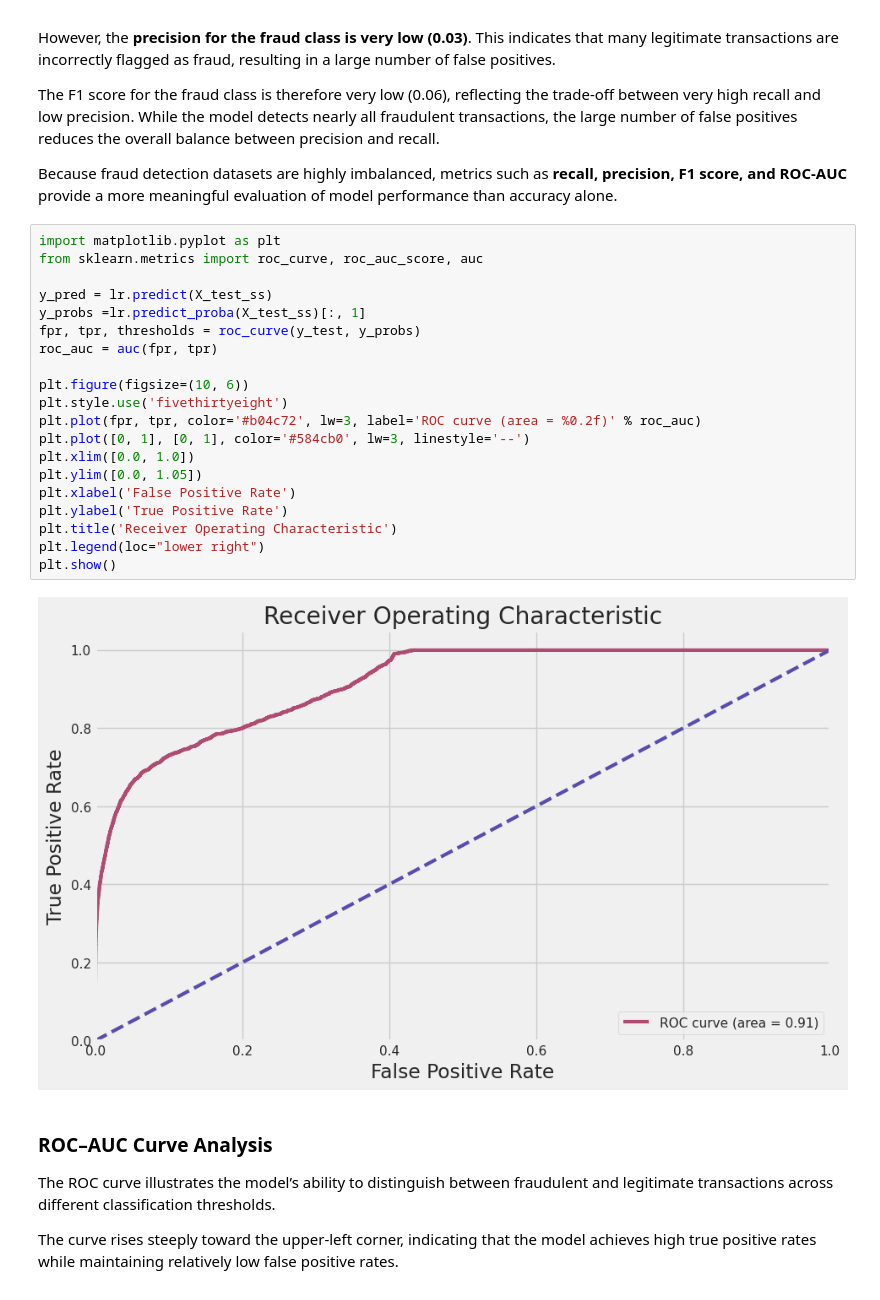
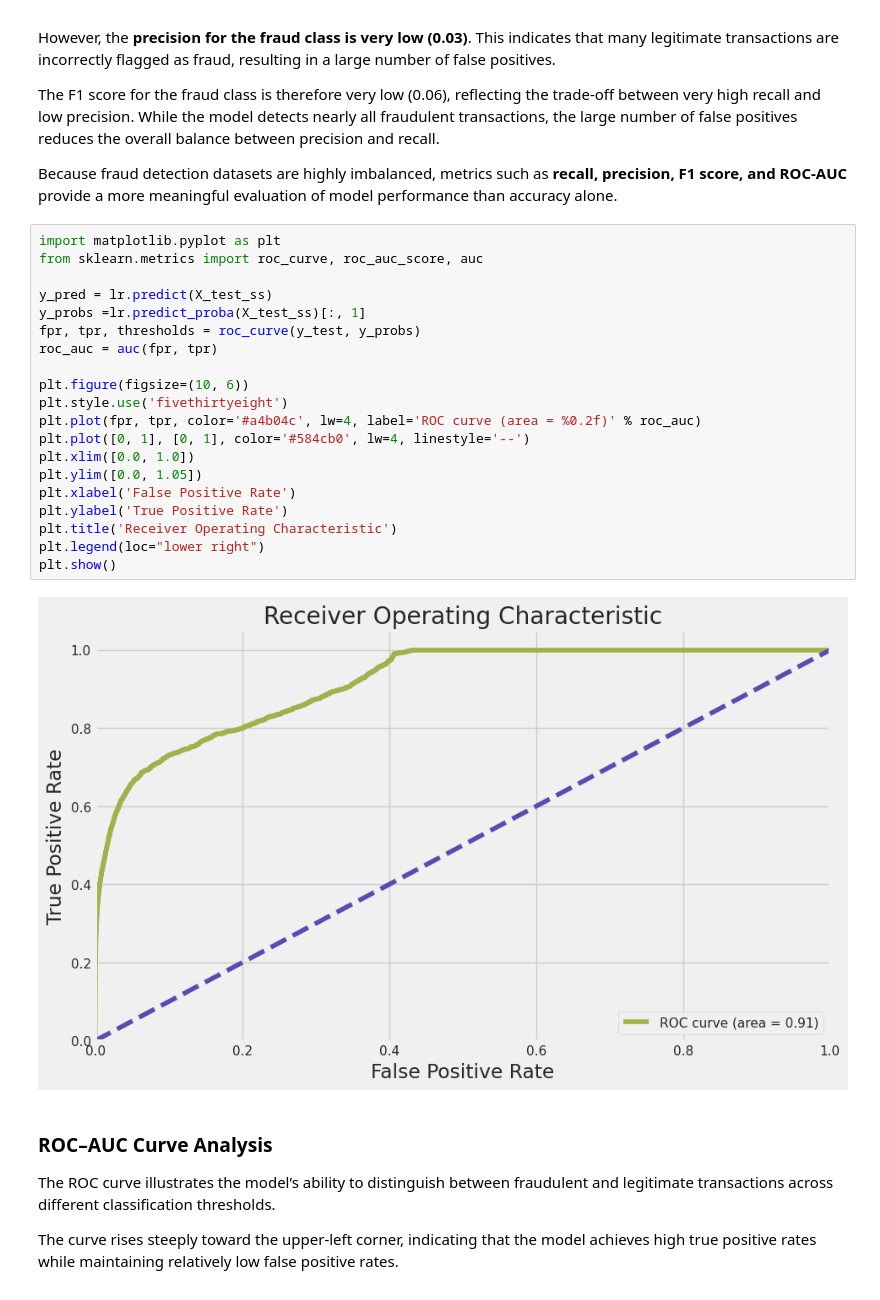
Before and after one commit to EsserMishelle/credit-card-fraud-detection-ml, a Jupyter notebook: fraud_detection.ipynb, the cells around one changed output. Drawn from its saved outputs; the diff is of its cells as text.

```diff
--- a/fraud_detection.ipynb
+++ b/fraud_detection.ipynb
@@ -477,25 +474,25 @@ Because fraud detection datasets are highly imbalanced, metrics such as **recall
 # %%
 import matplotlib.pyplot as plt
 from sklearn.metrics import roc_curve, roc_auc_score, auc
 
 y_pred = lr.predict(X_test_ss)
 y_probs =lr.predict_proba(X_test_ss)[:, 1]
 fpr, tpr, thresholds = roc_curve(y_test, y_probs)
 roc_auc = auc(fpr, tpr)
 
 plt.figure(figsize=(10, 6))
 plt.style.use('fivethirtyeight')
-plt.plot(fpr, tpr, color='#b04c72', lw=3, label='ROC curve (area = %0.2f)' % roc_auc)
-plt.plot([0, 1], [0, 1], color='#584cb0', lw=3, linestyle='--')
+plt.plot(fpr, tpr, color='#a4b04c', lw=4, label='ROC curve (area = %0.2f)' % roc_auc)
+plt.plot([0, 1], [0, 1], color='#584cb0', lw=4, linestyle='--')
 plt.xlim([0.0, 1.0])
 plt.ylim([0.0, 1.05])
 plt.xlabel('False Positive Rate')
 plt.ylabel('True Positive Rate')
 plt.title('Receiver Operating Characteristic')
 plt.legend(loc="lower right")
 plt.show()
 # %% [output]
-[figure, old version]
+[figure, new version]
 # %% [markdown]
 ### ROC–AUC Curve Analysis
 
```
Also changed, not shown: parts of 7 cells of this notebook.
